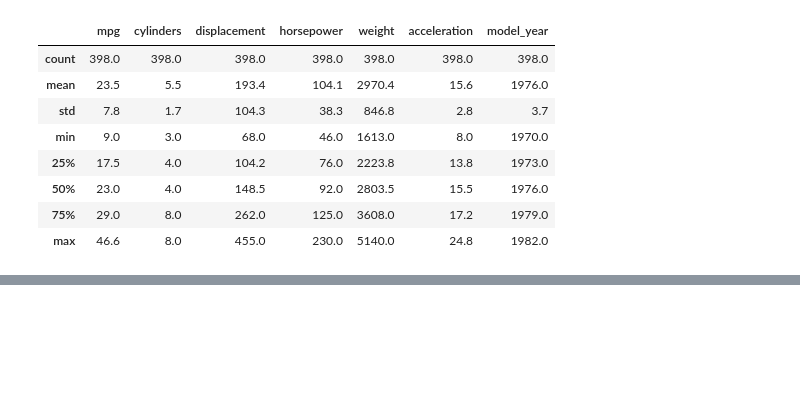
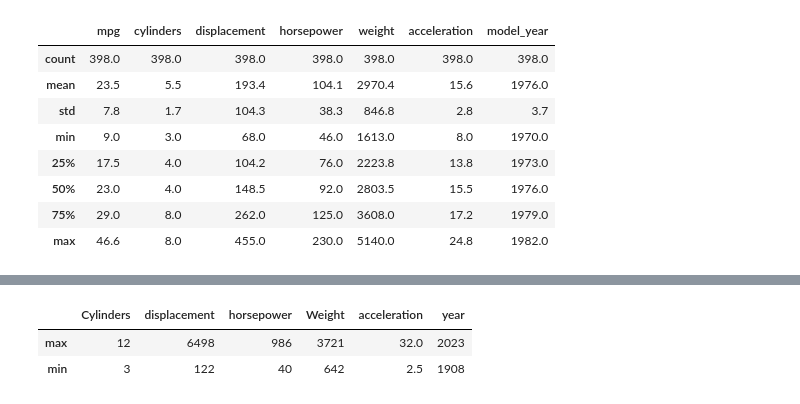
Before and after one commit to mehassanhmood/AI-A1, a Jupyter notebook: auto.ipynb, the cells around one changed output, grey strips where cells are left out. Drawn from its saved outputs; the diff is of its cells as text; code cells hidden in the pictures; blank space fills up the shorter version.

```diff
--- a/auto.ipynb
+++ b/auto.ipynb
@@ -309,0 +317,6 @@ array([[15597.63 ],
+# %%
+df[["Cylinders", "displacement", "horsepower", "Weight", "acceleration", "year"]].agg(["max", "min"])
+# %% [output]
+|  | Cylinders | displacement | horsepower | Weight | acceleration | year |
+| max | 12 | 6498 | 986 | 3721 | 32.0 | 2023 |
+| min | 3 | 122 | 40 | 642 | 2.5 | 1908 |
```
Also changed, not shown: parts of 16 cells of this notebook, 2 other files.
